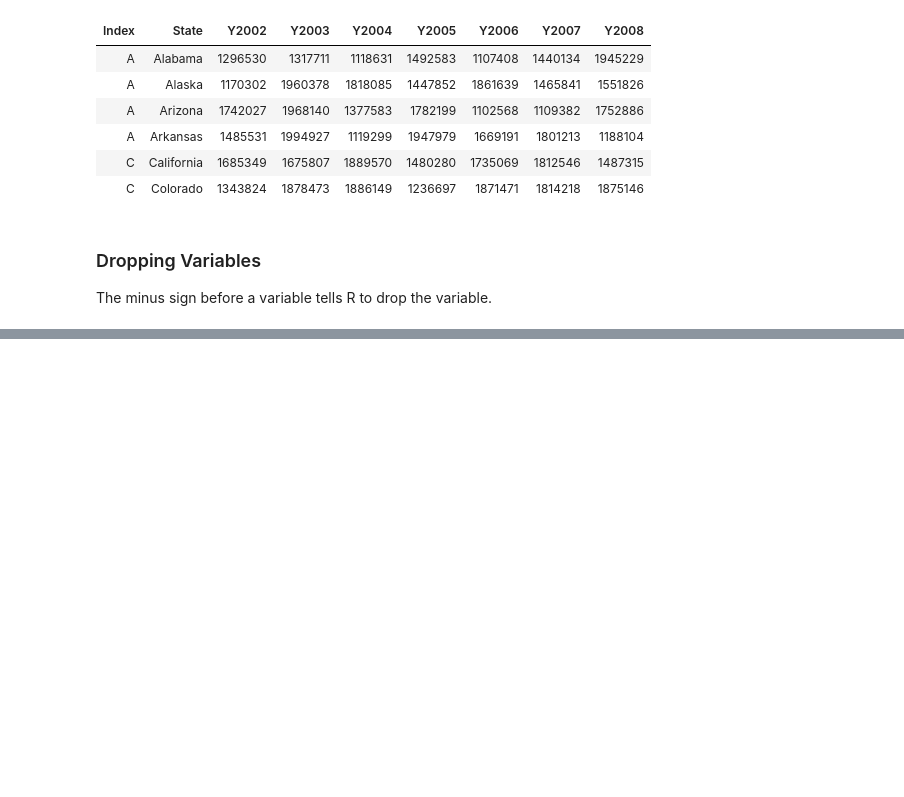
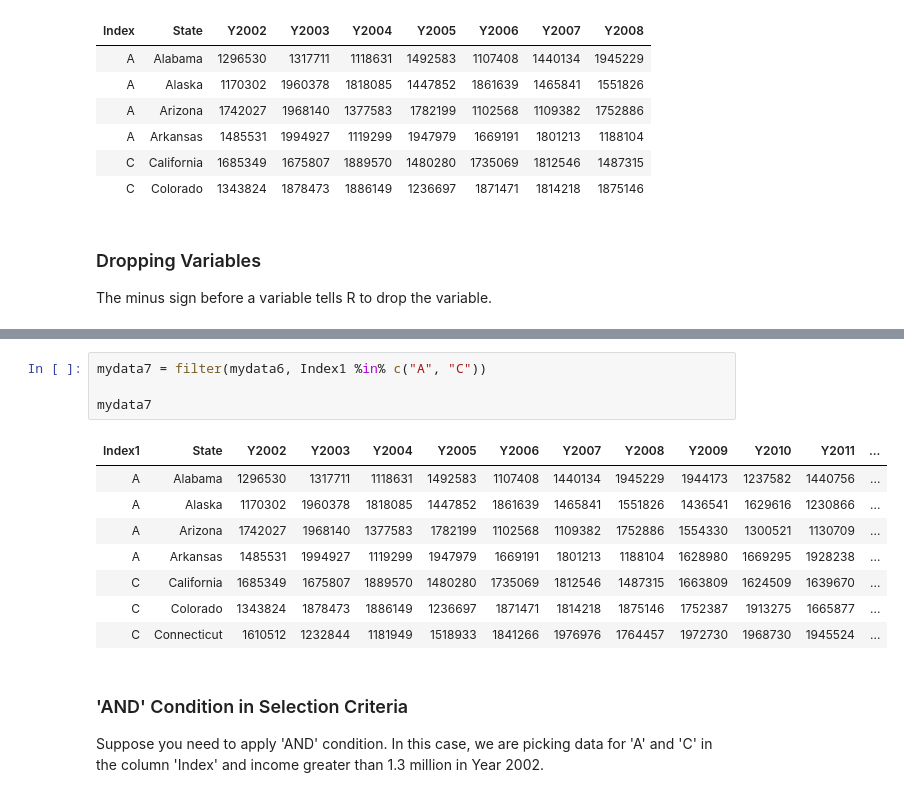
Before and after one commit to jkenney0501/R-Programming, a Jupyter notebook: R-Notebooks/dplyr - additional untilities.ipynb, the cells around one changed output, grey strips where cells are left out. Drawn from its saved outputs; the diff is of its cells as text; blank space fills up the shorter version.

```diff
--- a/R-Notebooks/dplyr - additional untilities.ipynb
+++ b/R-Notebooks/dplyr - additional untilities.ipynb
@@ -116,0 +208,16 @@ ERROR: Error: Can't subset columns that don't exist.
+# %%
+mydata7 = filter(mydata6, Index1 %in% c("A", "C"))
+
+mydata7
+# %% [output]
+| Index1 | State | Y2002 | Y2003 | Y2004 | Y2005 | Y2006 | Y2007 | Y2008 | Y2009 | Y2010 | Y2011 | ... |
+| A | Alabama | 1296530 | 1317711 | 1118631 | 1492583 | 1107408 | 1440134 | 1945229 | 1944173 | 1237582 | 1440756 | ... |
+| A | Alaska | 1170302 | 1960378 | 1818085 | 1447852 | 1861639 | 1465841 | 1551826 | 1436541 | 1629616 | 1230866 | ... |
+| A | Arizona | 1742027 | 1968140 | 1377583 | 1782199 | 1102568 | 1109382 | 1752886 | 1554330 | 1300521 | 1130709 | ... |
+| A | Arkansas | 1485531 | 1994927 | 1119299 | 1947979 | 1669191 | 1801213 | 1188104 | 1628980 | 1669295 | 1928238 | ... |
+| C | California | 1685349 | 1675807 | 1889570 | 1480280 | 1735069 | 1812546 | 1487315 | 1663809 | 1624509 | 1639670 | ... |
+| C | Colorado | 1343824 | 1878473 | 1886149 | 1236697 | 1871471 | 1814218 | 1875146 | 1752387 | 1913275 | 1665877 | ... |
+| C | Connecticut | 1610512 | 1232844 | 1181949 | 1518933 | 1841266 | 1976976 | 1764457 | 1972730 | 1968730 | 1945524 | ... |
+# %% [markdown]
+### 'AND' Condition in Selection Criteria
+Suppose you need to apply 'AND' condition. In this case, we are picking data for 'A' and 'C' in the column 'Index' and income greater than 1.3 million in Year 2002.
```
Also changed, not shown: parts of 39 cells of this notebook.
